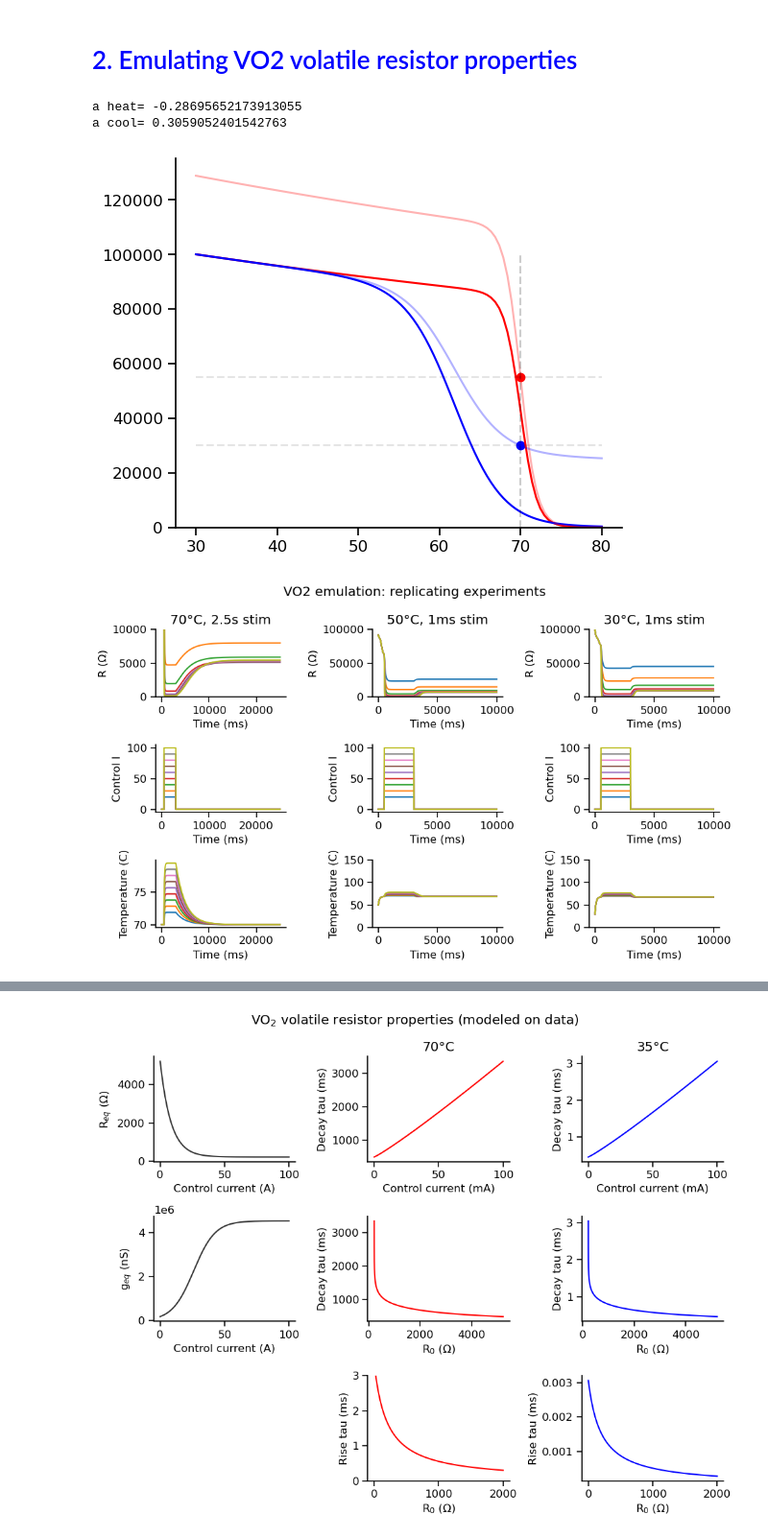
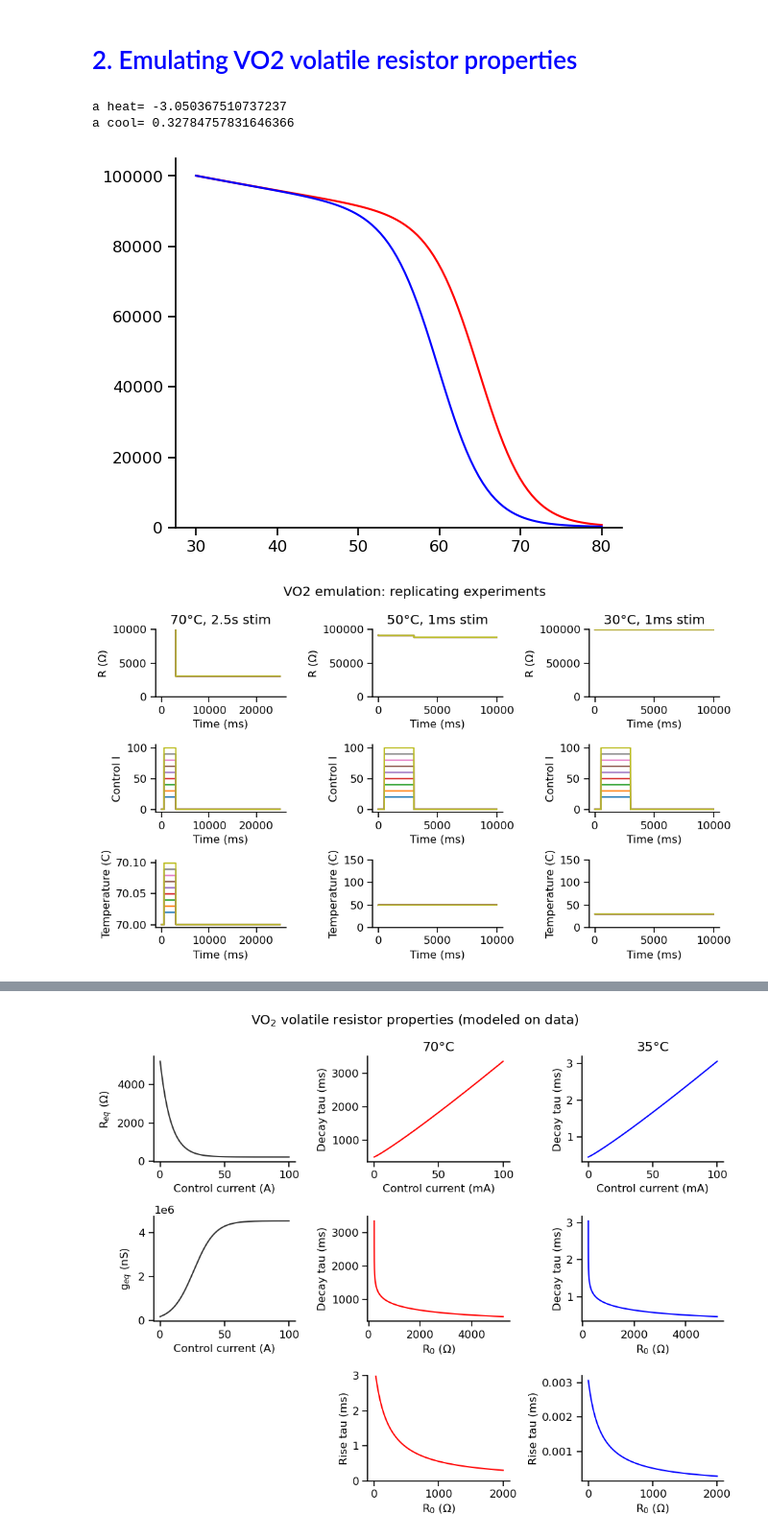
Before and after one commit to argalloni/Neuromorphic_simulations, a Jupyter notebook: Neuromorphic_NMDA.ipynb, the cells around one changed output, grey strips where cells are left out. Shown at 96% size. Saved outputs shown, nothing was run; the diff lists cells and outputs as text; code cells hidden in the pictures.

```diff
--- a/Neuromorphic_NMDA.ipynb
+++ b/Neuromorphic_NMDA.ipynb
@@ -302,7 +302,7 @@ class Volatile_Resistor():
 
     def heating_sigmoid(self, temp, a=0.001):
         slow_component = 2.3e7/(temp+200)
-        sigm = (1-a) / (1+np.exp((temp-70)/1)) + 0.001
+        sigm = (1-a) / (1+np.exp((temp-65)/3)) + 0.001
         minR = 100
         R = slow_component*sigm + minR
         return R
@@ -310,19 +310,19 @@ class Volatile_Resistor():
     def get_heating_sigmoid_coeff(self, temp,R):
         slow_component = 2.3e7/(temp+200)
         minR = 100
-        a = ((minR - R)/slow_component + 0.001) * (1+np.exp((temp-70)/1)) + 1
+        a = ((minR - R)/slow_component + 0.001) * (1+np.exp((temp-65)/3)) + 1
         return a
 
     def cooling_sigmoid(self, temp, a=0.001):
         slow_component = 2.3e7/(temp+200)
-        sigm = (1-a) / (1+np.exp((temp-62)/3)) + a
+        sigm = (1-a) / (1+np.exp((temp-60)/3)) + a
         minR = 100
         R = slow_component*sigm + minR
         return R
 
     def get_cooling_sigmoid_coeff(self, temp,R):
         slow_component = 2.3e7/(temp+200)
-        sigm_denominator = (1+np.exp((temp-62)/3))
+        sigm_denominator = (1+np.exp((temp-60)/3))
         minR = 100
         a = (sigm_denominator*(R - minR)/slow_component - 1)/(sigm_denominator -1 +1e-10)
         return a
@@ -365,44 +365,44 @@ class Volatile_Resistor():
     def g(self):
         # Convert from resistance (Ohm) to conductance (nS)
         return 1e9/self.R
 
 
 temp = np.linspace(30,80,100)
 VO2 = Volatile_Resistor(dt=1)
 
 func1 = VO2.heating_sigmoid(temp)
 coord1 = (70, 5.5e4)
 a = VO2.get_heating_sigmoid_coeff(temp=coord1[0],R=coord1[1])
 print(f'a heat= {a}')
 func2 = VO2.heating_sigmoid(temp, a)
 
 func3 = VO2.cooling_sigmoid(temp)
 coord2 = (70, 3e4)
 a = VO2.get_cooling_sigmoid_coeff(temp=coord2[0],R=coord2[1])
 print(f'a cool= {a}')
 func4 = VO2.cooling_sigmoid(temp, a)
 
 fig, ax = plt.subplots(figsize=[6,5])
 ax.plot(temp,func1,'r')
 ax.plot(temp,func3,'b')
 
-ax.plot(temp,func2,'r', alpha=0.3)
-ax.plot(temp,func4,'b', alpha=0.3)
+# ax.plot(temp,func2,'r', alpha=0.3)
+# ax.plot(temp,func4,'b', alpha=0.3)
 
-ax.scatter(coord1[0],coord1[1],c='r')
-ax.plot([coord1[0],coord1[0]],[0,1e5],'k--',alpha=0.1)
-ax.plot([30,80],[coord1[1],coord1[1]],'k--',alpha=0.1)
+# ax.scatter(coord1[0],coord1[1],c='r')
+# ax.plot([coord1[0],coord1[0]],[0,1e5],'k--',alpha=0.1)
+# ax.plot([30,80],[coord1[1],coord1[1]],'k--',alpha=0.1)
 
-ax.scatter(coord2[0],coord2[1],c='b')
-ax.plot([coord2[0],coord2[0]],[0,1e5],'k--',alpha=0.1)
-ax.plot([30,80],[coord2[1],coord2[1]],'k--',alpha=0.1)
+# ax.scatter(coord2[0],coord2[1],c='b')
+# ax.plot([coord2[0],coord2[0]],[0,1e5],'k--',alpha=0.1)
+# ax.plot([30,80],[coord2[1],coord2[1]],'k--',alpha=0.1)
 
 ax.set_ylim(bottom=0)
 plt.show()
 # %% [output]
-a heat= -0.28695652173913055
-a cool= 0.3059052401542763
+a heat= -3.050367510737237
+a cool= 0.32784757831646366
-[figure, old version]
+[figure, new version]
 # %%
 # Plot test pulses: replicating experiments
 
@@ -497,4 +497,4 @@ plt.suptitle('VO2 emulation: replicating experiments')
 plt.tight_layout()
 plt.show()
 # %% [output]
-[figure, old version]
+[figure, new version]
```
Also changed, not shown: parts of 1 cell of this notebook.
